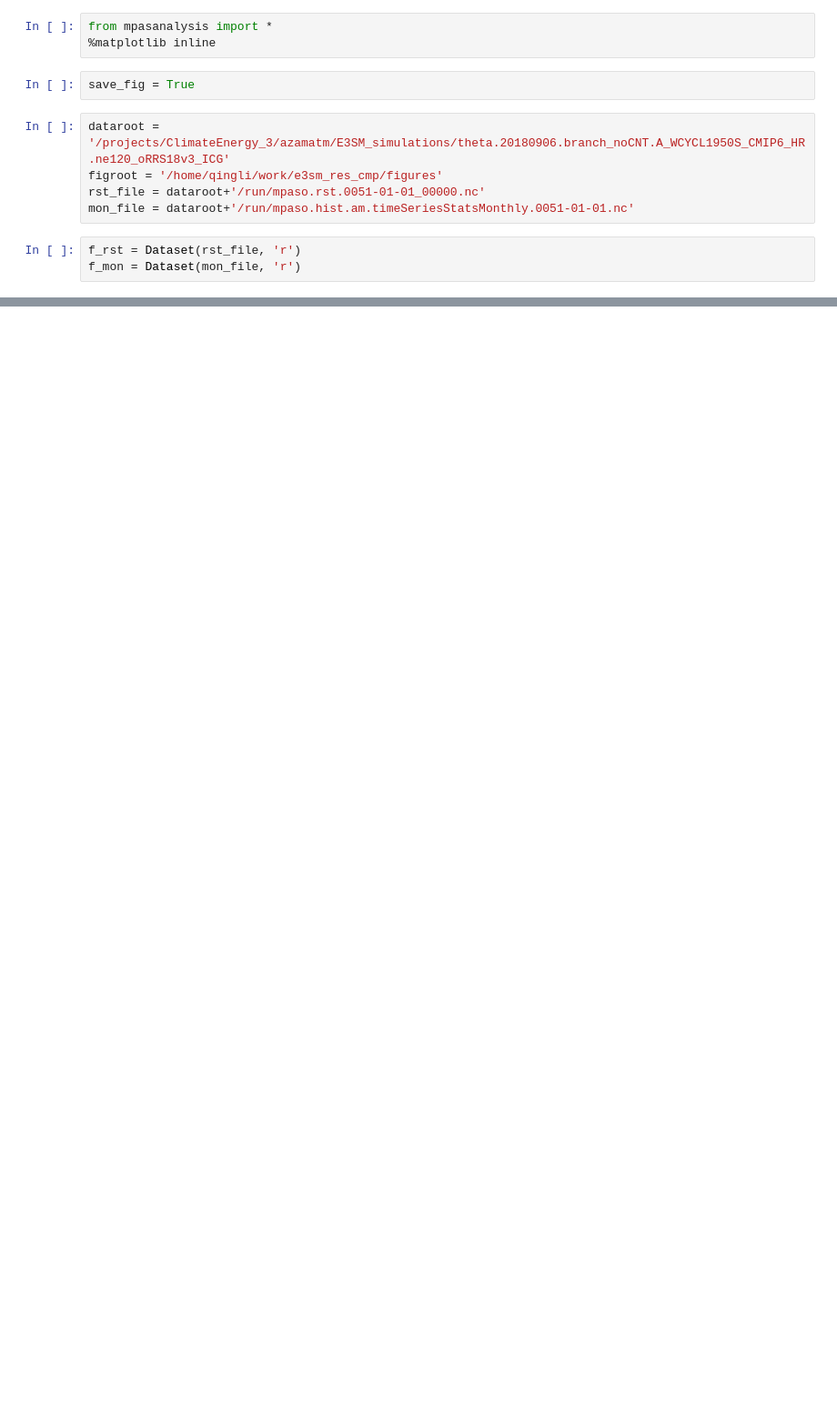
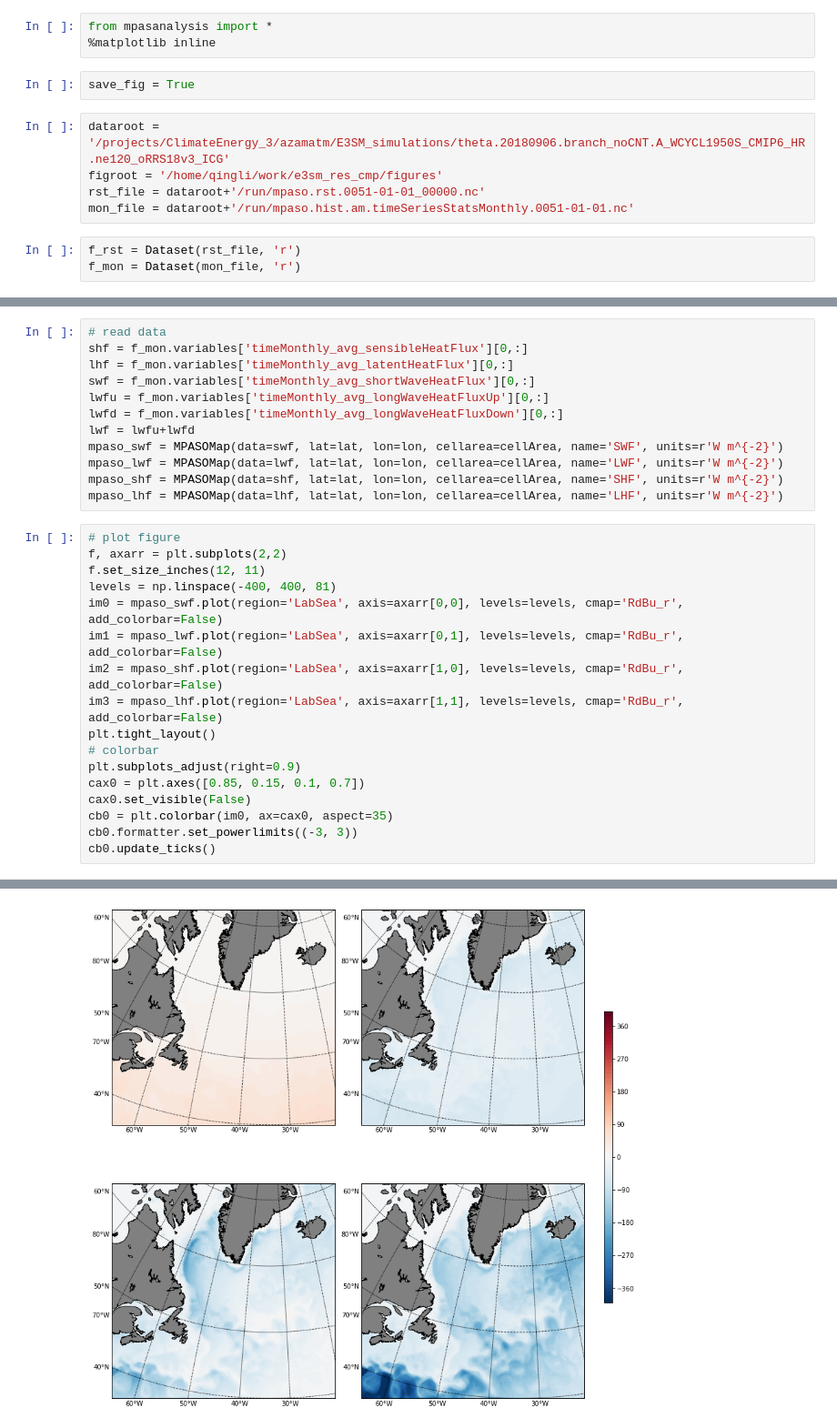
Before and after one commit to qingli411/mpasanalysis, a Jupyter notebook: plot_LabSea.ipynb, the cells around one changed output, grey strips where cells are left out. Shown at 91% size. Cells and saved outputs as stored; diff of their text form; blank space fills up the shorter version.

```diff
--- a/plot_LabSea.ipynb
+++ b/plot_LabSea.ipynb
@@ -40,0 +51,30 @@ if save_fig:
+# %%
+# read data
+shf = f_mon.variables['timeMonthly_avg_sensibleHeatFlux'][0,:]
+lhf = f_mon.variables['timeMonthly_avg_latentHeatFlux'][0,:]
+swf = f_mon.variables['timeMonthly_avg_shortWaveHeatFlux'][0,:]
+lwfu = f_mon.variables['timeMonthly_avg_longWaveHeatFluxUp'][0,:]
+lwfd = f_mon.variables['timeMonthly_avg_longWaveHeatFluxDown'][0,:]
+lwf = lwfu+lwfd
+mpaso_swf = MPASOMap(data=swf, lat=lat, lon=lon, cellarea=cellArea, name='SWF', units=r'W m^{-2}')
+mpaso_lwf = MPASOMap(data=lwf, lat=lat, lon=lon, cellarea=cellArea, name='LWF', units=r'W m^{-2}')
+mpaso_shf = MPASOMap(data=shf, lat=lat, lon=lon, cellarea=cellArea, name='SHF', units=r'W m^{-2}')
+mpaso_lhf = MPASOMap(data=lhf, lat=lat, lon=lon, cellarea=cellArea, name='LHF', units=r'W m^{-2}')
+# %%
+# plot figure
+f, axarr = plt.subplots(2,2)
+f.set_size_inches(12, 11)
+levels = np.linspace(-400, 400, 81)
+im0 = mpaso_swf.plot(region='LabSea', axis=axarr[0,0], levels=levels, cmap='RdBu_r', add_colorbar=False)
+im1 = mpaso_lwf.plot(region='LabSea', axis=axarr[0,1], levels=levels, cmap='RdBu_r', add_colorbar=False)
+im2 = mpaso_shf.plot(region='LabSea', axis=axarr[1,0], levels=levels, cmap='RdBu_r', add_colorbar=False)
+im3 = mpaso_lhf.plot(region='LabSea', axis=axarr[1,1], levels=levels, cmap='RdBu_r', add_colorbar=False)
+plt.tight_layout()
+# colorbar
+plt.subplots_adjust(right=0.9)
+cax0 = plt.axes([0.85, 0.15, 0.1, 0.7])
+cax0.set_visible(False)
+cb0 = plt.colorbar(im0, ax=cax0, aspect=35)
+cb0.formatter.set_powerlimits((-3, 3))
+cb0.update_ticks()
+# %% [output]
@@ -40,0 +89 @@ if save_fig:
+[figure, added]
```
Also changed, not shown: parts of 8 cells of this notebook, 1 other file.
